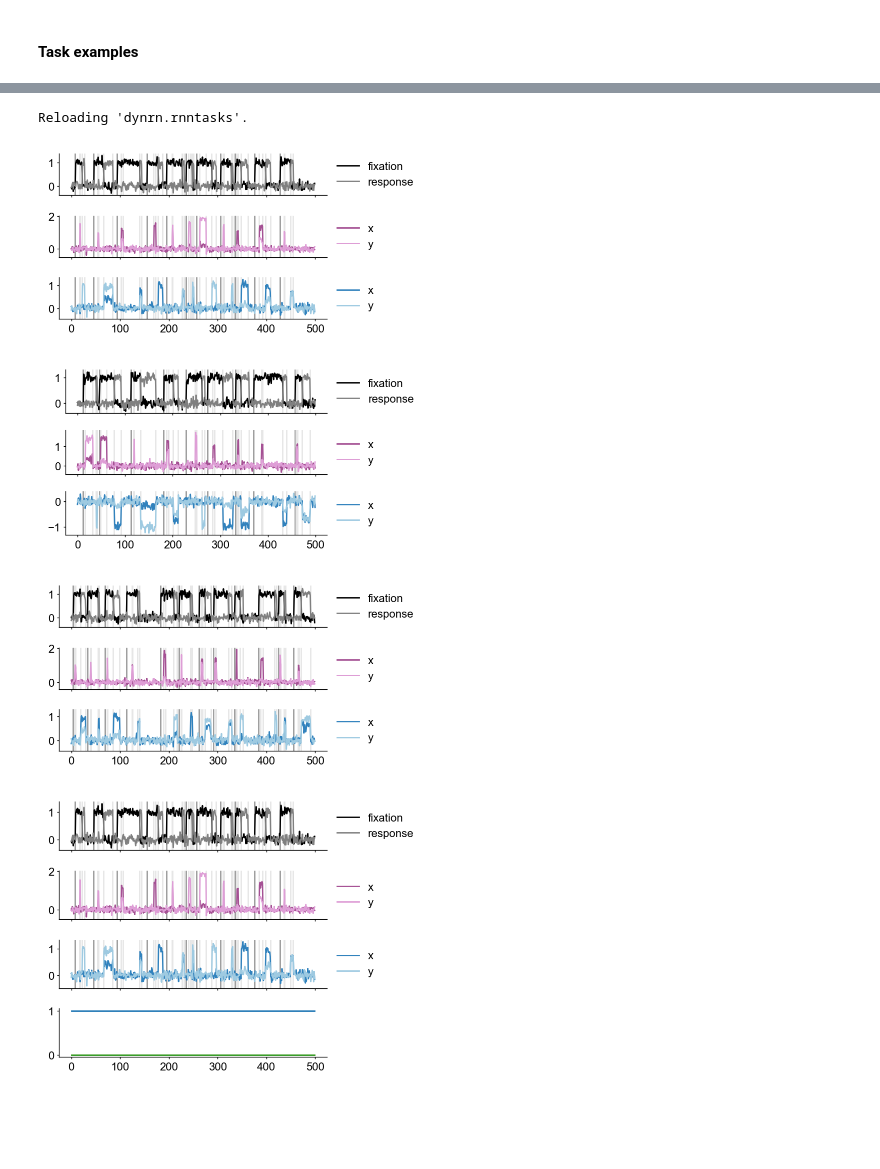
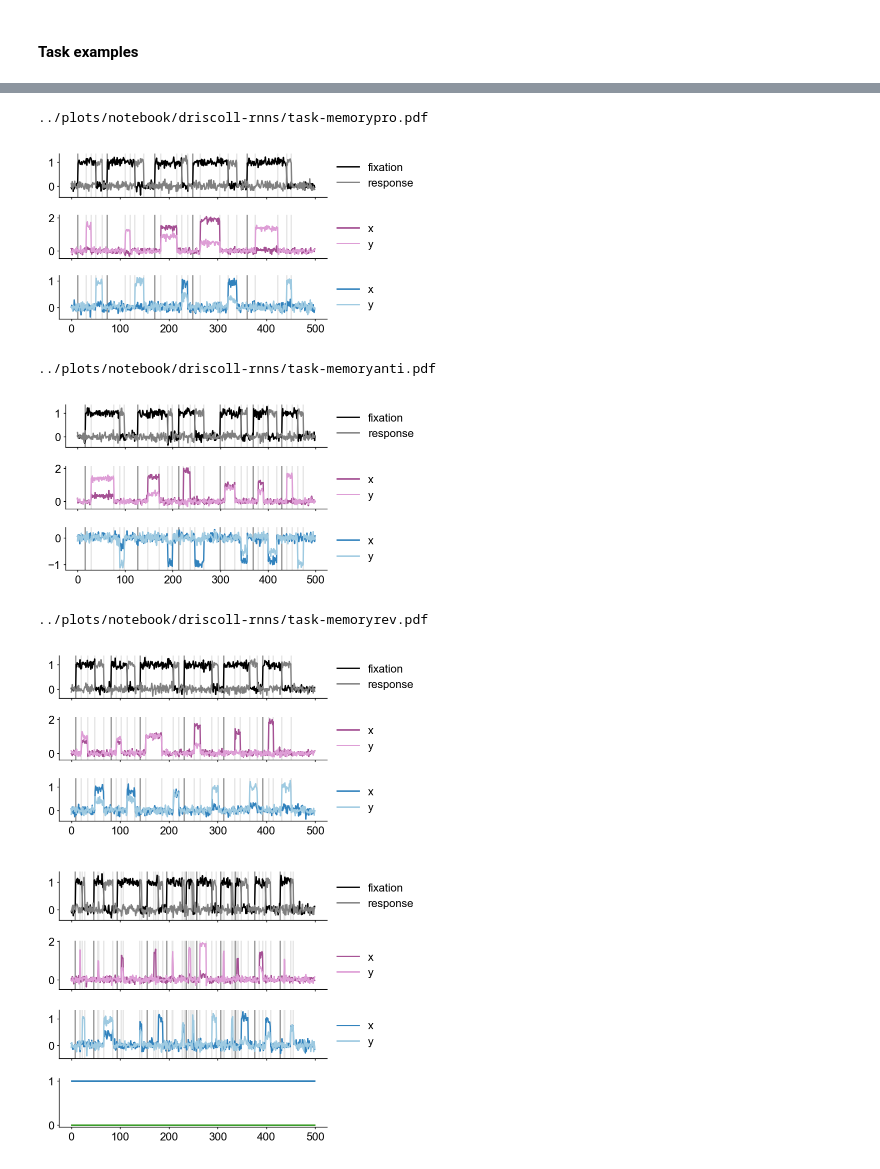
Before and after one commit to kaijfox/loop-dynamical-rnns, a Jupyter notebook: notebooks/24-07-17_driscoll-rnns.ipynb, the cells around one changed output, grey strips where cells are left out. Saved outputs shown, nothing was run; the diff lists cells and outputs as text; code cells hidden in the pictures; blank space fills up the shorter version.

```diff
--- a/notebooks/24-07-17_driscoll-rnns.ipynb
+++ b/notebooks/24-07-17_driscoll-rnns.ipynb
@@ -30,7 +30,7 @@ from dynrn.viz.styles import getc
 t20 = lambda x: getc(f"seaborn:tab20{x}")
 colors, plotter = styles.init_plt(
     '../plots/notebook/driscoll-rnns',
-    fmt = 'pdf')
+    fmt = 'pdf', transparent = True)
 plot_root = Path(plotter.plot_dir)
 # %%
 # cuda setup
@@ -453,20 +440,30 @@ Reloading 'dynrn.rnntasks'.
 # %%
-memorypro = DriscollTasks.generate_sessions(DriscollTasks.MemoryPro, 1, 500, seed=0)
-memoryant = DriscollTasks.generate_sessions(DriscollTasks.MemoryAnti, 1, 500, seed=1)
-memoryrev = DriscollTasks.generate_sessions(DriscollTasks.MemoryRev, 1, 500, seed=2)
+battery = [DriscollTasks.MemoryPro, DriscollTasks.MemoryAnti, DriscollTasks.MemoryRev]
+task_kws = {t.short_name: t.default_params for t in battery}
+for t in battery:
+    task_kws[t.short_name]["iti"] = itiexp(5, 10)
+    task_kws[t.short_name]["context"] = itiexp(5, 10)
+    task_kws[t.short_name]["stim"] = itiexp(5, 10)
+    task_kws[t.short_name]["memory"] = itiexp(5, 10)
+    task_kws[t.short_name]["response"] = itiexp(5, 10)
+
+memorypro = DriscollTasks.generate_sessions(DriscollTasks.MemoryPro, 1, 500, task_kws['mpro'], seed=0)
+memoryant = DriscollTasks.generate_sessions(DriscollTasks.MemoryAnti, 1, 500, task_kws['manti'], seed=1)
+memoryrev = DriscollTasks.generate_sessions(DriscollTasks.MemoryRev, 1, 500, task_kws['mrev'], seed=2)
-# %% [output]
-Reloading 'dynrn.rnntasks'.
 # %%
 fig, ax = DriscollTasks.plot_session(memorypro, legend=True, ax_size = (4, 0.7))
-plotter.finalize(fig, None)
+plotter.finalize(fig, 'task-memorypro')
 fig, ax = DriscollTasks.plot_session(memoryant, legend=True, ax_size = (4, 0.7))
-plotter.finalize(fig, None)
+plotter.finalize(fig, 'task-memoryanti')
 fig, ax = DriscollTasks.plot_session(memoryrev, legend=True, ax_size = (4, 0.7))
-plotter.finalize(fig, None)
+plotter.finalize(fig, 'task-memoryrev')
 # %% [output]
+../plots/notebook/driscoll-rnns/task-memorypro.pdf
-[figure, old version]
+[figure, new version]
+../plots/notebook/driscoll-rnns/task-memoryanti.pdf
-[figure, old version]
+[figure, new version]
+../plots/notebook/driscoll-rnns/task-memoryrev.pdf
-[figure, old version]
+[figure, new version]
 # %%
 multitask = DriscollTasks.merge_datasets([memorypro, memoryant, memoryrev])
 fig, ax = plt.subplots(4, 1, figsize=(4, 3), sharex = True)
```
Also changed, not shown: parts of 2 cells of this notebook, 5 other files.
